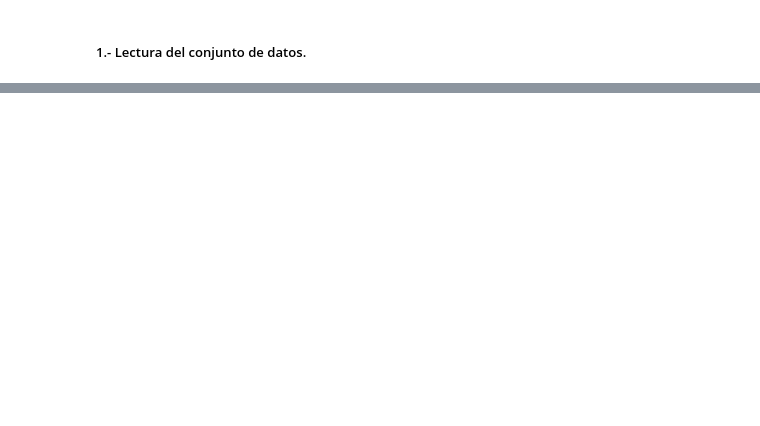
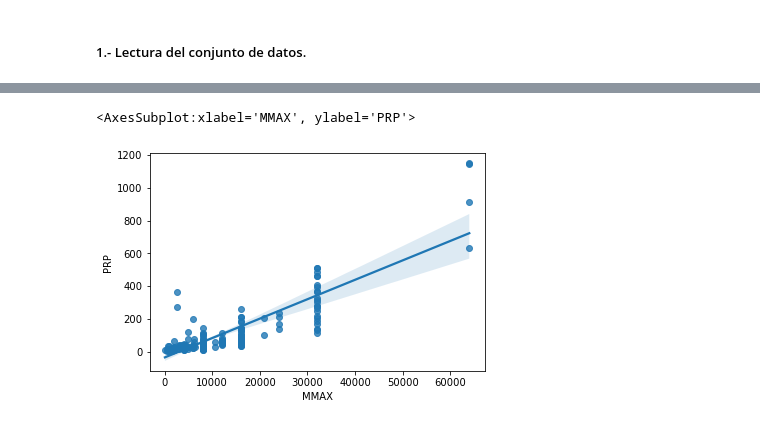
Before and after one commit to Bernardo-f/Tarea-4, a Jupyter notebook: main.ipynb, the cells around one changed output, grey strips where cells are left out. Cells and saved outputs as stored; diff of their text form; code cells hidden in the pictures; blank space fills up the shorter version.

```diff
--- a/main.ipynb
+++ b/main.ipynb
@@ -3,4 +7,5 @@ import pandas as pd
 # %% [markdown]
 ##### 1.- Lectura del conjunto de datos.
 # %%
-df = pd.read_csv("machine.data",header=None,names=["vendor name","Model Name","MYCT","MMIN","MMAX","CACH","CHMIN","CHMAX","PRP","ERP"])
+df = pd.read_csv("machine.data",header=None,usecols=[i for i in range(9)],names=["vendor name","Model Name","MYCT","MMIN","MMAX","CACH","CHMIN","CHMAX","PRP"])
+df
@@ -22,0 +66,5 @@ df
+# %%
+sns.regplot(x="MMAX", y="PRP", data=df)
+# %% [output]
+<AxesSubplot:xlabel='MMAX', ylabel='PRP'>
+[figure, added]
```
Also changed, not shown: parts of 25 cells of this notebook.
